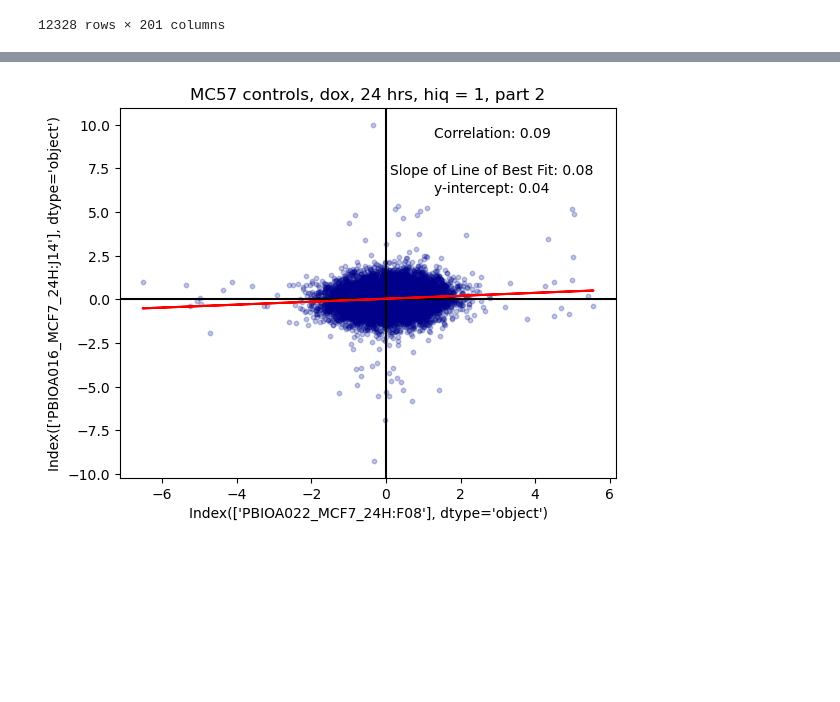
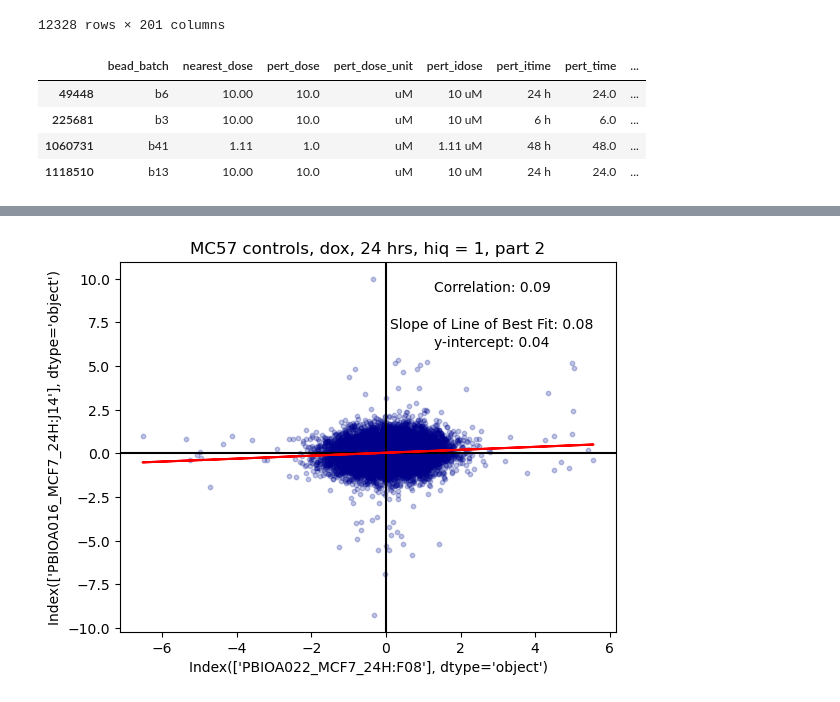
Before and after one commit to reformist/research2023, a Jupyter notebook: controlAnalysis.ipynb, the cells around one changed output, grey strips where cells are left out. Saved outputs shown, nothing was run; the diff lists cells and outputs as text; code cells hidden in the pictures; blank space fills up the shorter version.

```diff
--- a/controlAnalysis.ipynb
+++ b/controlAnalysis.ipynb
@@ -1596,6 +1596,8 @@ control_MC57_ctrl_hiq
 | 1183099 | b21 | NaN | NaN | NaN | NaN | 24 h | 24.0 | ... |
 | 1184218 | b21 | NaN | NaN | NaN | NaN | 24 h | 24.0 | ... |
 201 rows × 37 columns
+# %%
+pd.set_option('display.max_columns', 37)
 # %%
 control_MC57_ctrl_hiq[control_MC57_ctrl_hiq['cmap_name'] == 'DMSO']
 # %% [output]
@@ -1638,0 +1645,10 @@ control_MC57_ctrl_hiq_vals
+# %%
+# now I need to choose an interesting experiment
+siginfo_MC57_dox_exemplar_sig = siginfo_MC57_dox[siginfo_MC57_dox['is_exemplar_sig'] == 1]
+siginfo_MC57_dox_exemplar_sig
+# %% [output]
+|  | bead_batch | nearest_dose | pert_dose | pert_dose_unit | pert_idose | pert_itime | pert_time | ... |
+| 49448 | b6 | 10.00 | 10.0 | uM | 10 uM | 24 h | 24.0 | ... |
+| 225681 | b3 | 10.00 | 10.0 | uM | 10 uM | 6 h | 6.0 | ... |
+| 1060731 | b41 | 1.11 | 1.0 | uM | 1.11 uM | 48 h | 48.0 | ... |
+| 1118510 | b13 | 10.00 | 10.0 | uM | 10 uM | 24 h | 24.0 | ... |
```
Also changed, not shown: parts of 15 cells of this notebook, 6 other files.
